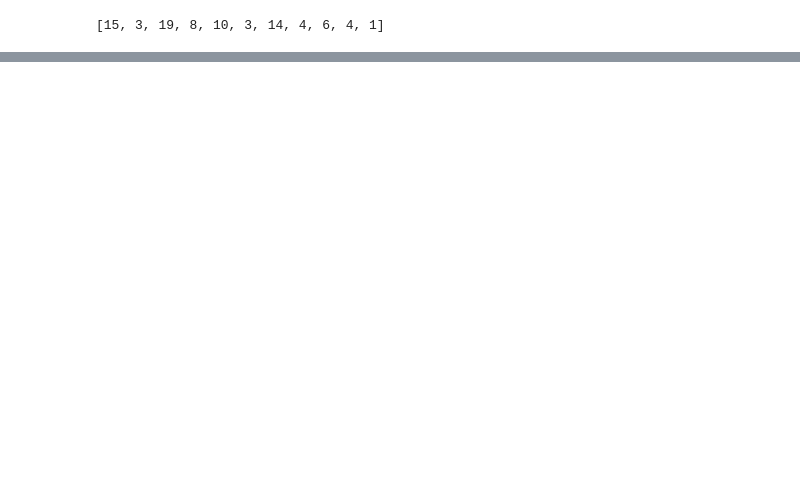
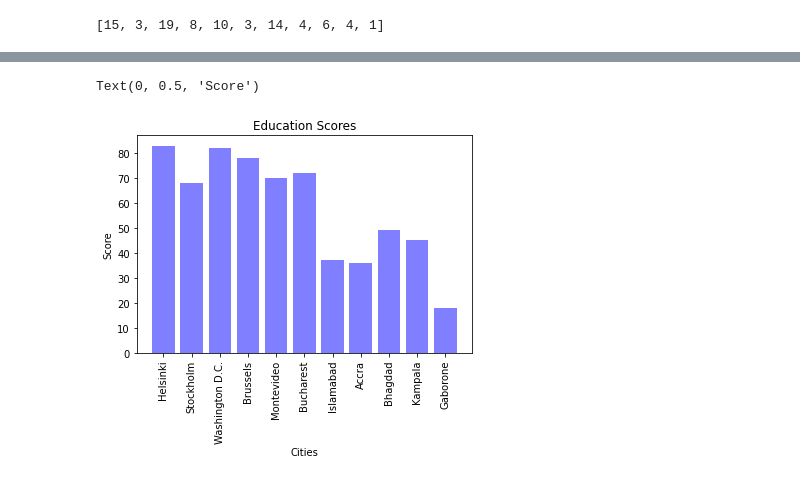
Before and after one commit to jamalabdi100/project1-1, a Jupyter notebook: education_comp.ipynb, the cells around one changed output, grey strips where cells are left out. Drawn from its saved outputs; the diff is of its cells as text; code cells hidden in the pictures; blank space fills up the shorter version.

```diff
--- a/education_comp.ipynb
+++ b/education_comp.ipynb
@@ -204,0 +206,14 @@ education_data_df
+# %%
+education_score = education_data_df["Total"]
+x_cities = education_data_df["Cities"]
+# life_choices = world_happiness_df["Freedom to make life choices"]
+plt.bar(x_cities,education_score,color="b",alpha=0.5,align="center")
+# plt.plot(x_cities,life_choices,color="y",label="Life Choices")
+# plt.legend(loc="upper right")
+plt.xticks(rotation=90)
+plt.title("Education Scores")
+plt.xlabel("Cities")
+plt.ylabel("Score")
+# %% [output]
+Text(0, 0.5, 'Score')
+[figure, added]
```
Also changed, not shown: parts of 9 cells of this notebook.
